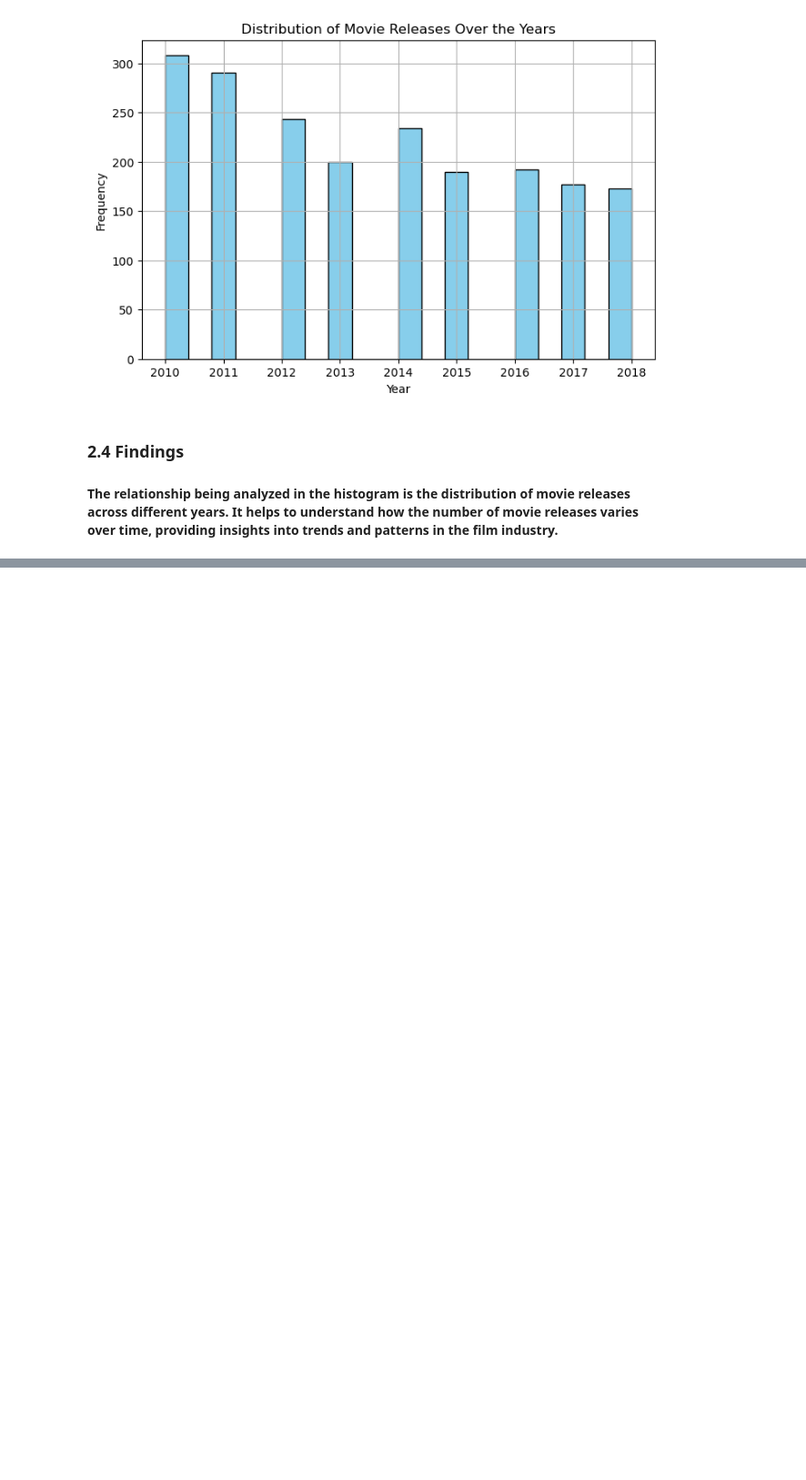
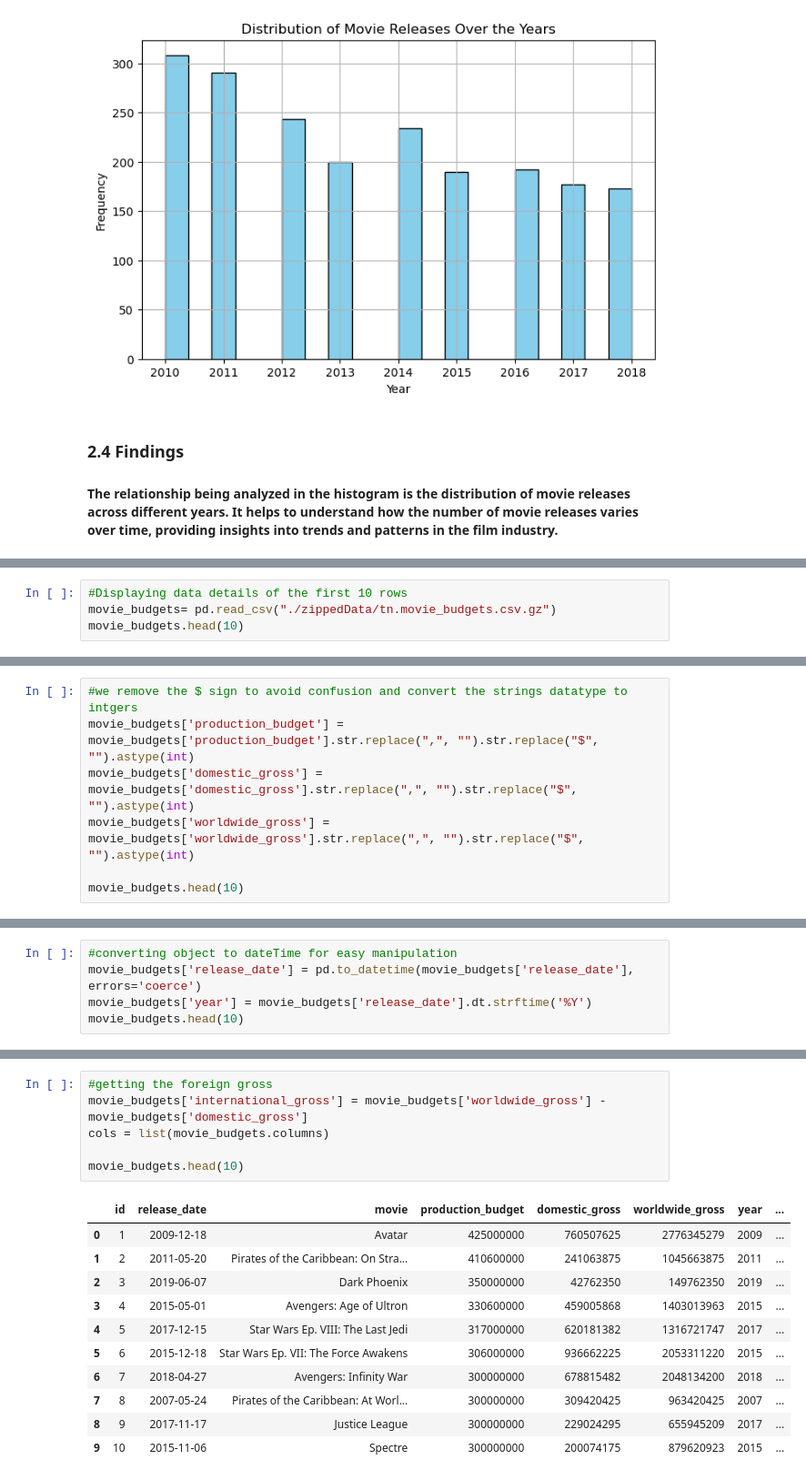
Before and after one commit to celinechege/Movie_analysis, a Jupyter notebook: student.ipynb, the cells around one changed output, grey strips where cells are left out. Shown at 91% size. Drawn from its saved outputs; the diff is of its cells as text; blank space fills up the shorter version.

```diff
--- a/student.ipynb
+++ b/student.ipynb
@@ -197,0 +200,4 @@ plt.show()
+# %%
+#Displaying data details of the first 10 rows
+movie_budgets= pd.read_csv("./zippedData/tn.movie_budgets.csv.gz")
+movie_budgets.head(10)
@@ -197,0 +250,7 @@ plt.show()
+# %%
+#we remove the $ sign to avoid confusion and convert the strings datatype to intgers
+movie_budgets['production_budget'] = movie_budgets['production_budget'].str.replace(",", "").str.replace("$", "").astype(int)
+movie_budgets['domestic_gross'] = movie_budgets['domestic_gross'].str.replace(",", "").str.replace("$", "").astype(int)
+movie_budgets['worldwide_gross'] = movie_budgets['worldwide_gross'].str.replace(",", "").str.replace("$", "").astype(int)
+
+movie_budgets.head(10)
@@ -197,0 +306,5 @@ plt.show()
+# %%
+#converting object to dateTime for easy manipulation
+movie_budgets['release_date'] = pd.to_datetime(movie_budgets['release_date'], errors='coerce')
+movie_budgets['year'] = movie_budgets['release_date'].dt.strftime('%Y')
+movie_budgets.head(10)
@@ -197,0 +323,18 @@ plt.show()
+# %%
+#getting the foreign gross
+movie_budgets['international_gross'] = movie_budgets['worldwide_gross'] - movie_budgets['domestic_gross']
+cols = list(movie_budgets.columns)
+
+movie_budgets.head(10)
+# %% [output]
+|  | id | release_date | movie | production_budget | domestic_gross | worldwide_gross | year | ... |
+| 0 | 1 | 2009-12-18 | Avatar | 425000000 | 760507625 | 2776345279 | 2009 | ... |
+| 1 | 2 | 2011-05-20 | Pirates of the Caribbean: On Stra... | 410600000 | 241063875 | 1045663875 | 2011 | ... |
+| 2 | 3 | 2019-06-07 | Dark Phoenix | 350000000 | 42762350 | 149762350 | 2019 | ... |
+| 3 | 4 | 2015-05-01 | Avengers: Age of Ultron | 330600000 | 459005868 | 1403013963 | 2015 | ... |
+| 4 | 5 | 2017-12-15 | Star Wars Ep. VIII: The Last Jedi | 317000000 | 620181382 | 1316721747 | 2017 | ... |
+| 5 | 6 | 2015-12-18 | Star Wars Ep. VII: The Force Awakens | 306000000 | 936662225 | 2053311220 | 2015 | ... |
+| 6 | 7 | 2018-04-27 | Avengers: Infinity War | 300000000 | 678815482 | 2048134200 | 2018 | ... |
+| 7 | 8 | 2007-05-24 | Pirates of the Caribbean: At Worl... | 300000000 | 309420425 | 963420425 | 2007 | ... |
+| 8 | 9 | 2017-11-17 | Justice League | 300000000 | 229024295 | 655945209 | 2017 | ... |
+| 9 | 10 | 2015-11-06 | Spectre | 300000000 | 200074175 | 879620923 | 2015 | ... |
```
Also changed, not shown: parts of 20 cells of this notebook.
